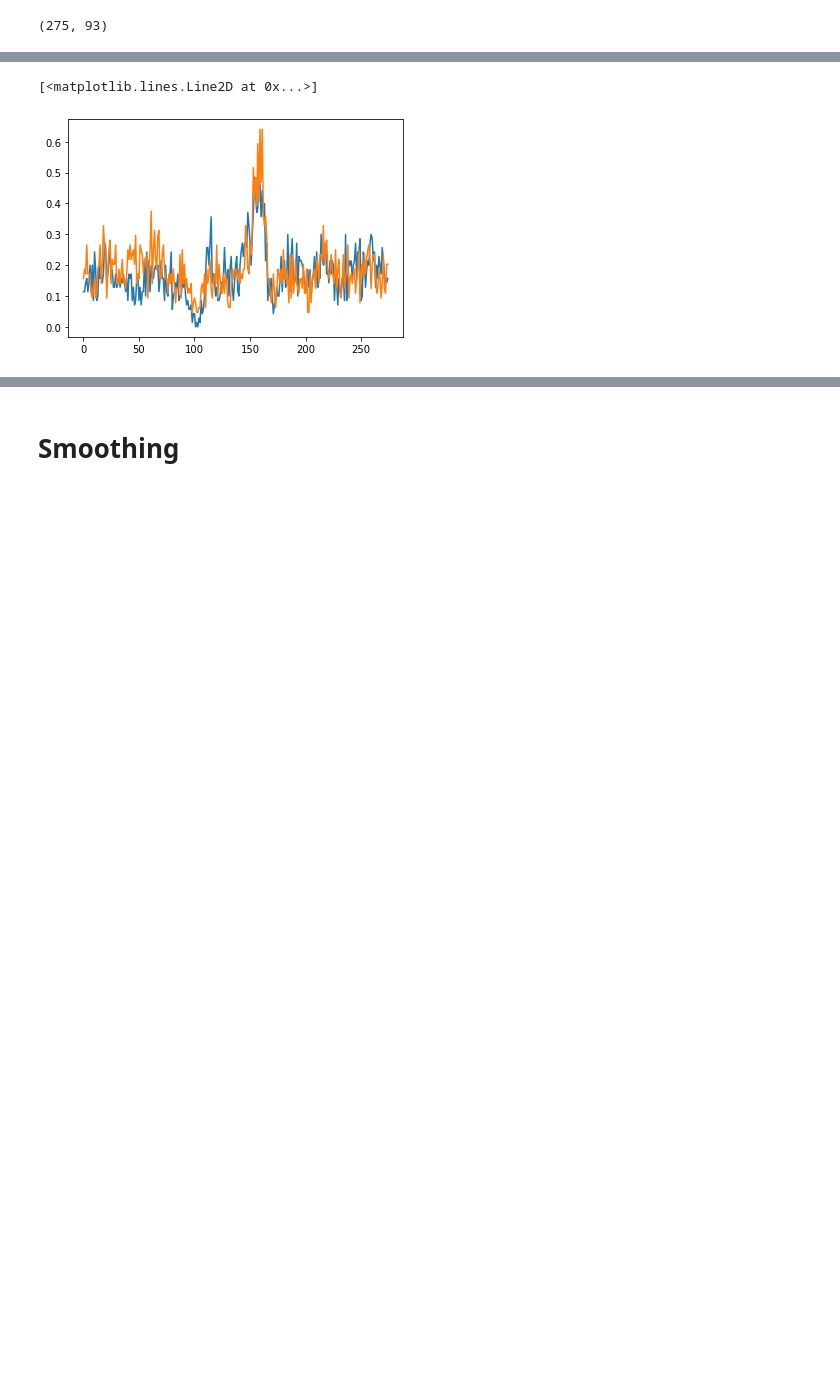
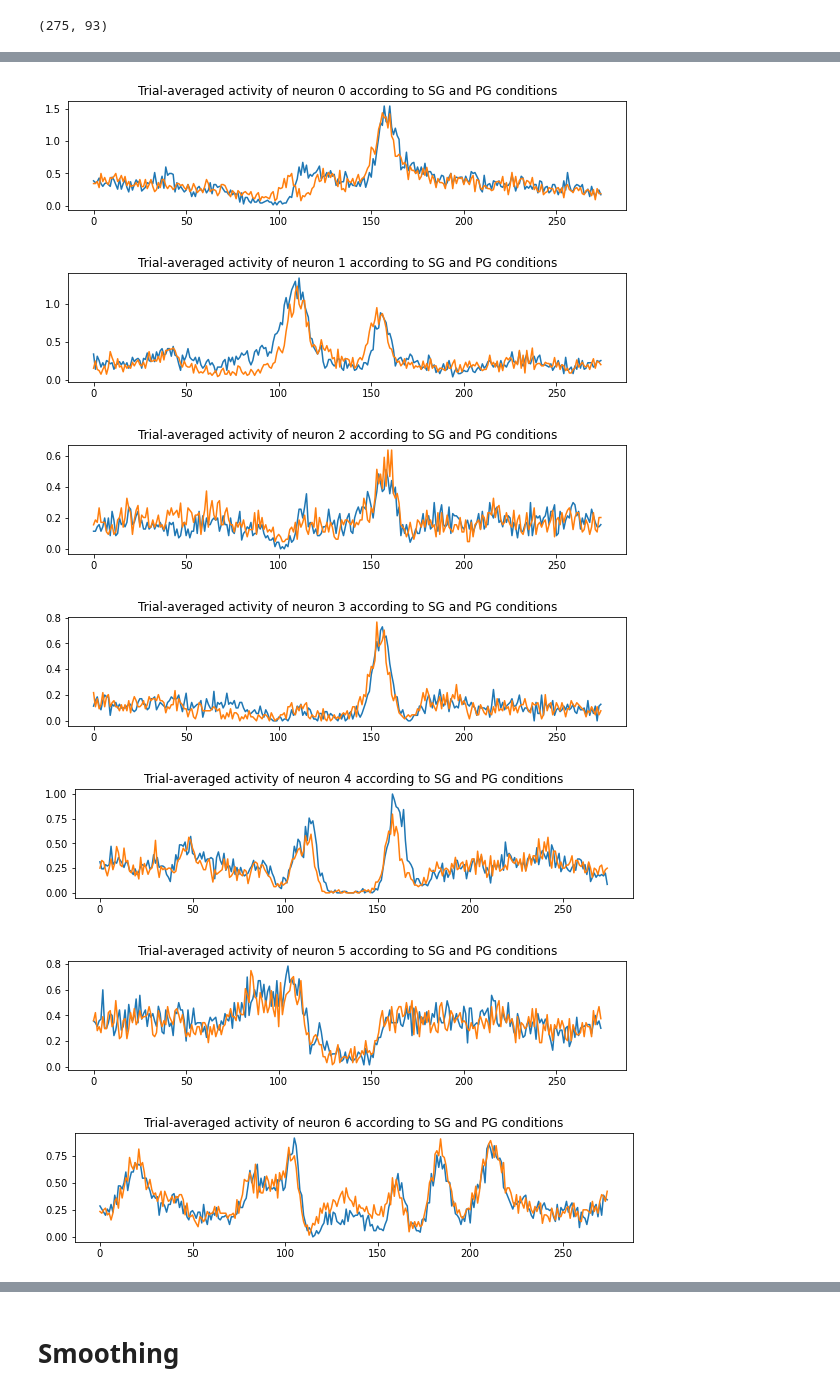
Before and after one commit to CONECT-INT/2022_CENTURI-SummerSchool, a Jupyter notebook: dev/dataset2_river.ipynb, the cells around one changed output, grey strips where cells are left out. Saved outputs shown, nothing was run; the diff lists cells and outputs as text; code cells hidden in the pictures; blank space fills up the shorter version.

```diff
--- a/dev/dataset2_river.ipynb
+++ b/dev/dataset2_river.ipynb
@@ -40,8 +38,8 @@ import matplotlib.pyplot as plt
 # %% [markdown]
 # without smoothing
 # %%
-for j in range(134):
-    s = 0
-    for i in range(20):
-        s = s + spikes[i][0][j]
-    print(s)
+# for j in range(134):
+#     s = 0
+#     for i in range(20):
+#         s = s + spikes[i][0][j]
+#     print(s)
@@ -119,6 +83,14 @@ trail_averaged_spikes_pn_PG[:,2].shape
-# %%
-plt.plot(trail_averaged_spikes_pn_SG[:,2])
-plt.plot(trail_averaged_spikes_pn_PG[:,2])
-# %% [output]
-[<matplotlib.lines.Line2D at 0x...>]
-[figure, removed]
+# %%
+for i in range(10):
+    plt.figure(figsize=(10,2))
+    plt.plot(trail_averaged_spikes_pn_SG[:,i])
+    plt.plot(trail_averaged_spikes_pn_PG[:,i])
+    plt.title(f'Trial-averaged activity of neuron {i} according to SG and PG conditions')
+# %% [output]
+[figure, added]
+[figure, added]
+[figure, added]
+[figure, added]
+[figure, added]
+[figure, added]
+[figure, added]
```
Also changed, not shown: parts of 27 cells of this notebook.
